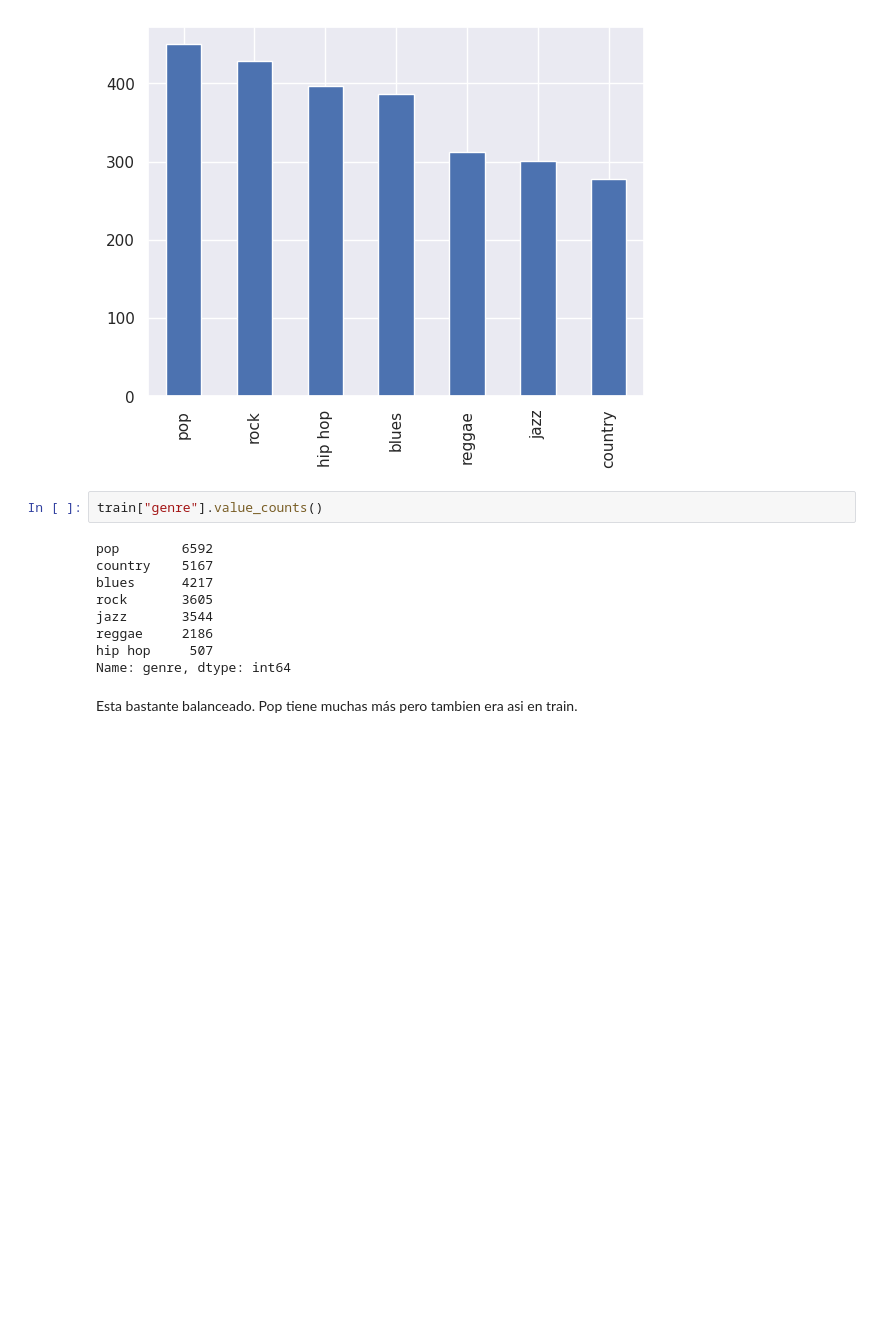
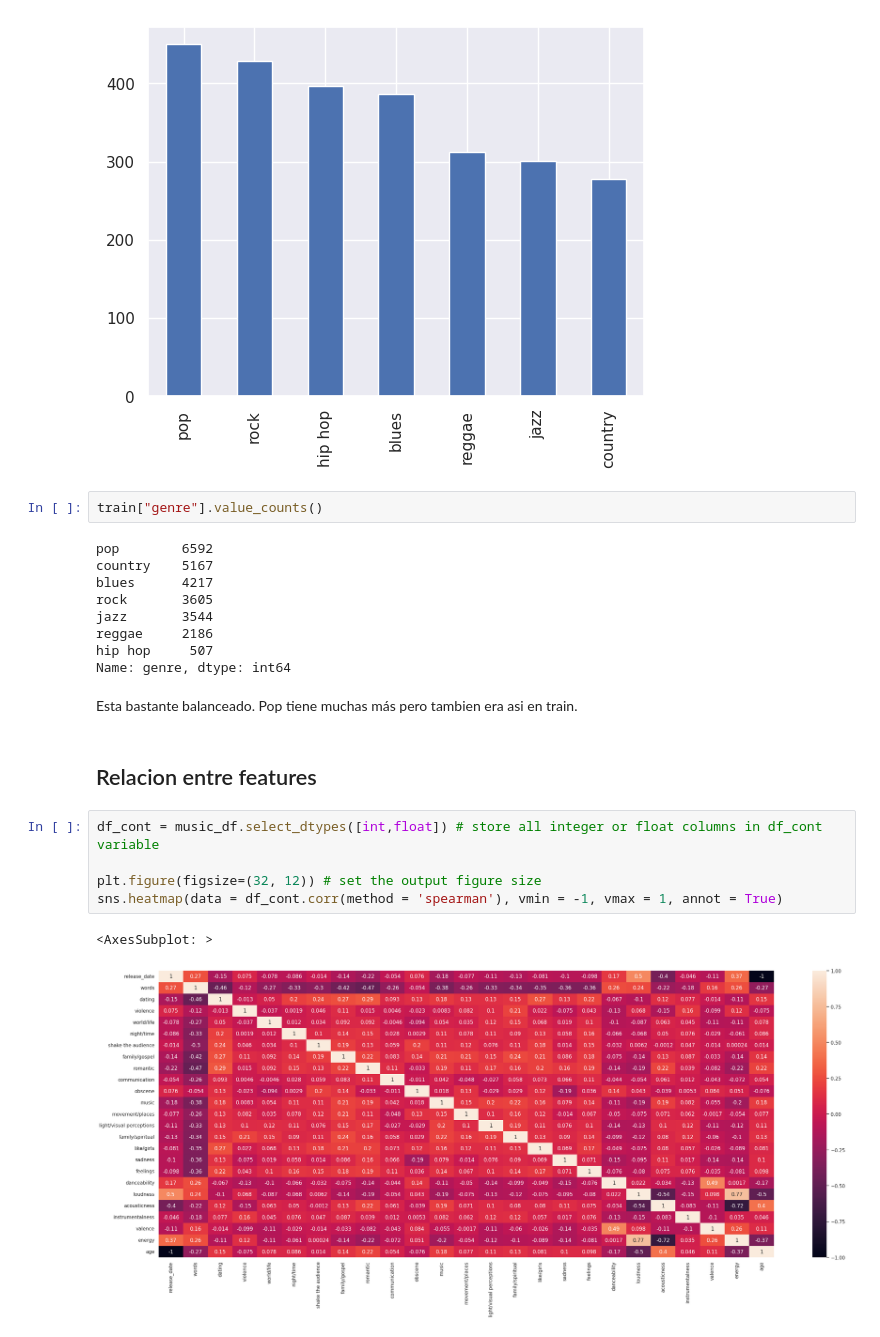
Before and after one commit to LaureanoMuniz/tp3ML, a Jupyter notebook: tp3/AnalisisExploratorio.ipynb, the cells around one changed output. Cells and saved outputs as stored; diff of their text form; blank space fills up the shorter version.

```diff
--- a/tp3/AnalisisExploratorio.ipynb
+++ b/tp3/AnalisisExploratorio.ipynb
@@ -289,3 +273,13 @@ hip hop     507
 Name: genre, dtype: int64
 # %% [markdown]
 Esta bastante balanceado. Pop tiene muchas más pero tambien era asi en train.
+# %% [markdown]
+## Relacion entre features
+# %%
+df_cont = music_df.select_dtypes([int,float]) # store all integer or float columns in df_cont variable
+
+plt.figure(figsize=(32, 12)) # set the output figure size
+sns.heatmap(data = df_cont.corr(method = 'spearman'), vmin = -1, vmax = 1, annot = True)
+# %% [output]
+<AxesSubplot: >
+[figure, added]
```
Also changed, not shown: parts of 5 cells of this notebook.
